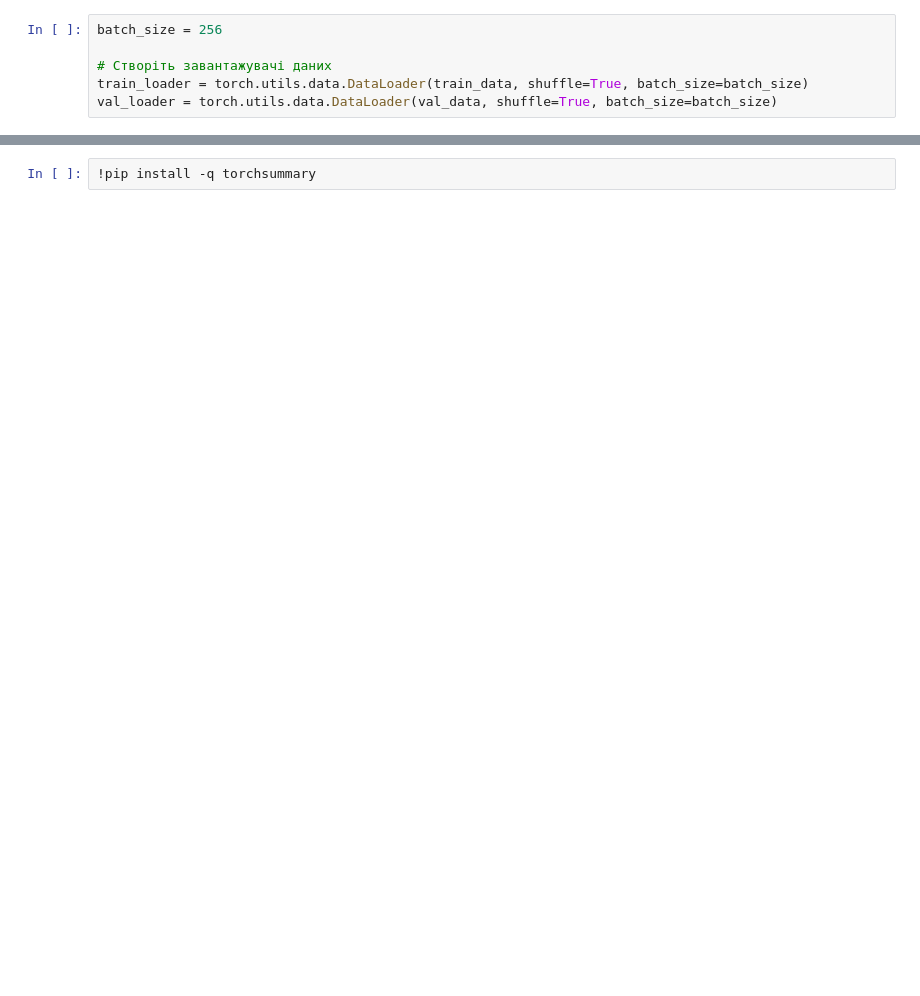
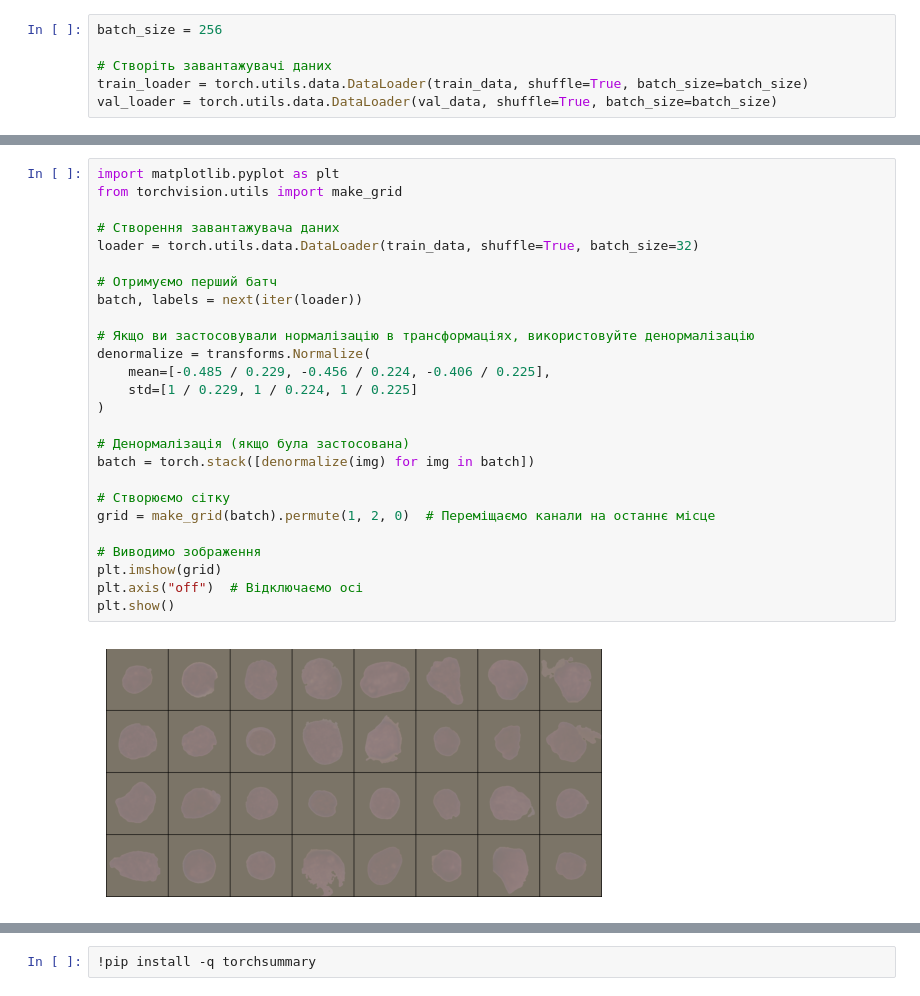
Before and after one commit to alonacode/AI, a Jupyter notebook: my_practice_16.ipynb, the cells around one changed output, grey strips where cells are left out. Drawn from its saved outputs; the diff is of its cells as text; blank space fills up the shorter version.

```diff
--- a/my_practice_16.ipynb
+++ b/my_practice_16.ipynb
@@ -136,0 +170,28 @@ model
+# %%
+import matplotlib.pyplot as plt
+from torchvision.utils import make_grid
+
+# Створення завантажувача даних
+loader = torch.utils.data.DataLoader(train_data, shuffle=True, batch_size=32)
+
+# Отримуємо перший батч
+batch, labels = next(iter(loader))
+
+# Якщо ви застосовували нормалізацію в трансформаціях, використовуйте денормалізацію
+denormalize = transforms.Normalize(
+    mean=[-0.485 / 0.229, -0.456 / 0.224, -0.406 / 0.225],
+    std=[1 / 0.229, 1 / 0.224, 1 / 0.225]
+)
+
+# Денормалізація (якщо була застосована)
+batch = torch.stack([denormalize(img) for img in batch])
+
+# Створюємо сітку
+grid = make_grid(batch).permute(1, 2, 0)  # Переміщаємо канали на останнє місце
+
+# Виводимо зображення
+plt.imshow(grid)
+plt.axis("off")  # Відключаємо осі
+plt.show()
+# %% [output]
+[figure, added]
```
Also changed, not shown: parts of 20 cells of this notebook.
